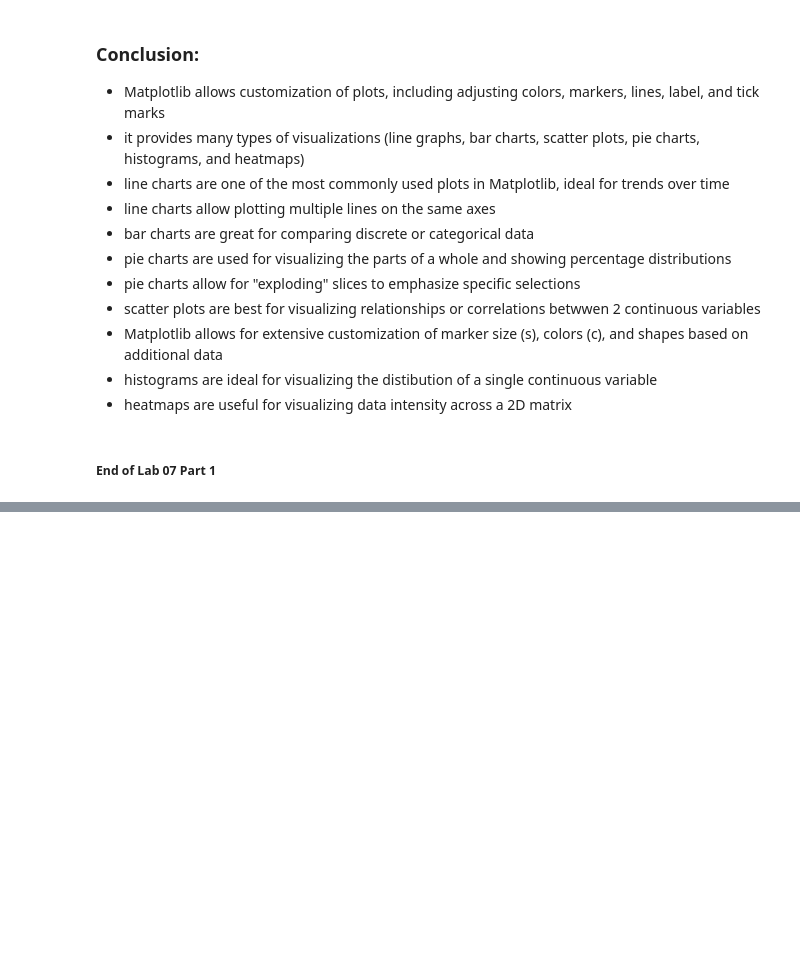
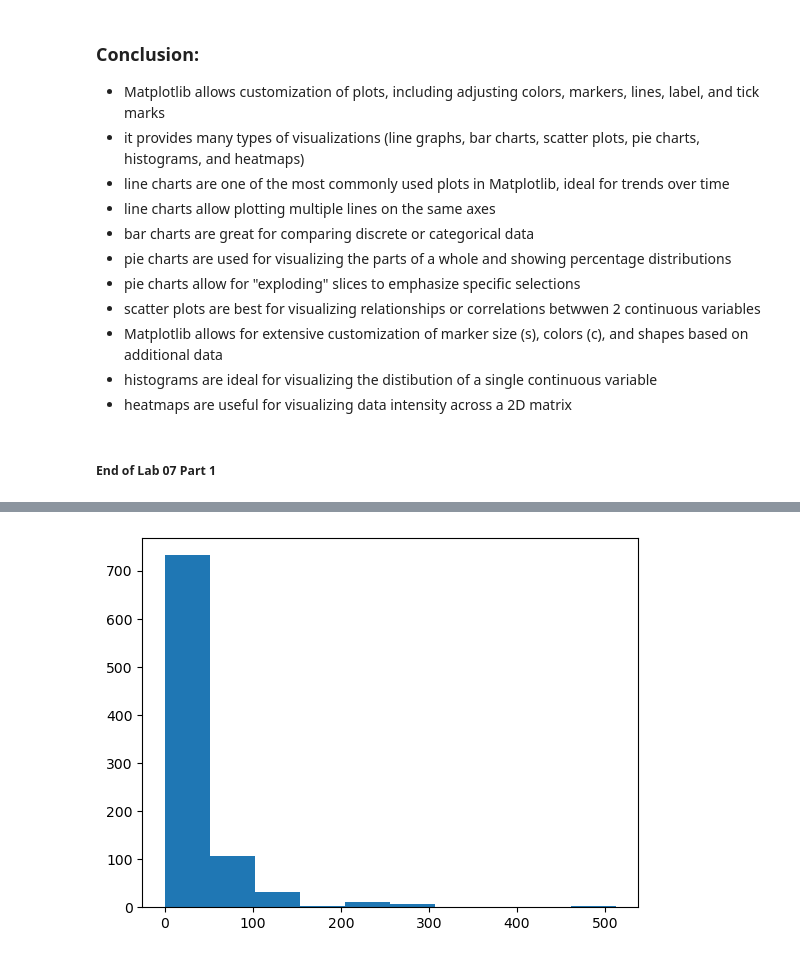
Before and after one commit to apbadzioch/DataSci_FA24, a Jupyter notebook: Module_07/Badzioch_Lab07_part1.ipynb, the cells around one changed output, grey strips where cells are left out. Drawn from its saved outputs; the diff is of its cells as text; code cells hidden in the pictures; blank space fills up the shorter version.

```diff
--- a/Module_07/Badzioch_Lab07_part1.ipynb
+++ b/Module_07/Badzioch_Lab07_part1.ipynb
@@ -275,0 +456,5 @@ plt.gray() # makes everything gray scale
+# %%
+plt.hist(titanic['Fare']);
+# observations:
+# %% [output]
+[figure, added]
```
Also changed, not shown: parts of 28 cells of this notebook.
